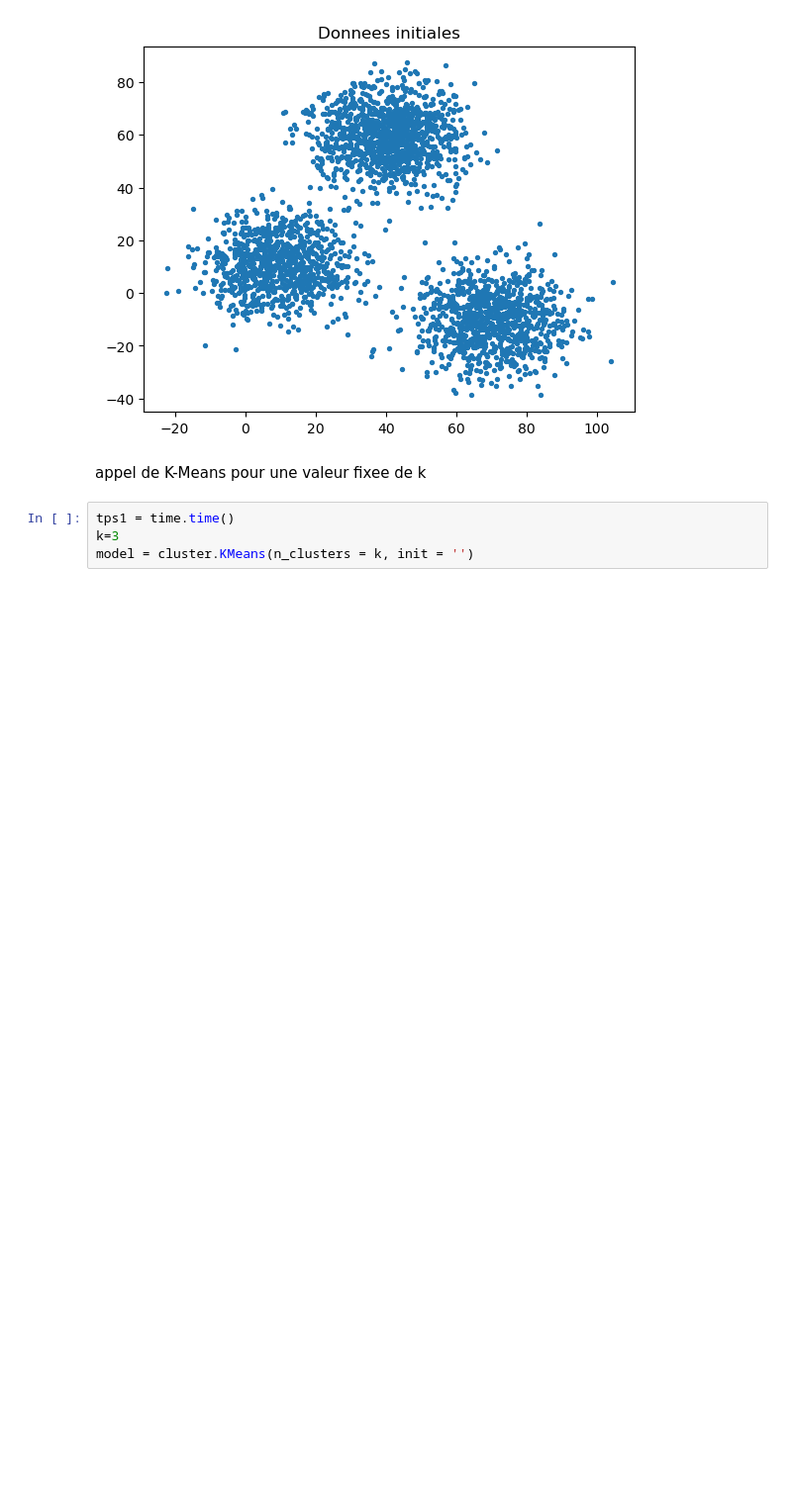
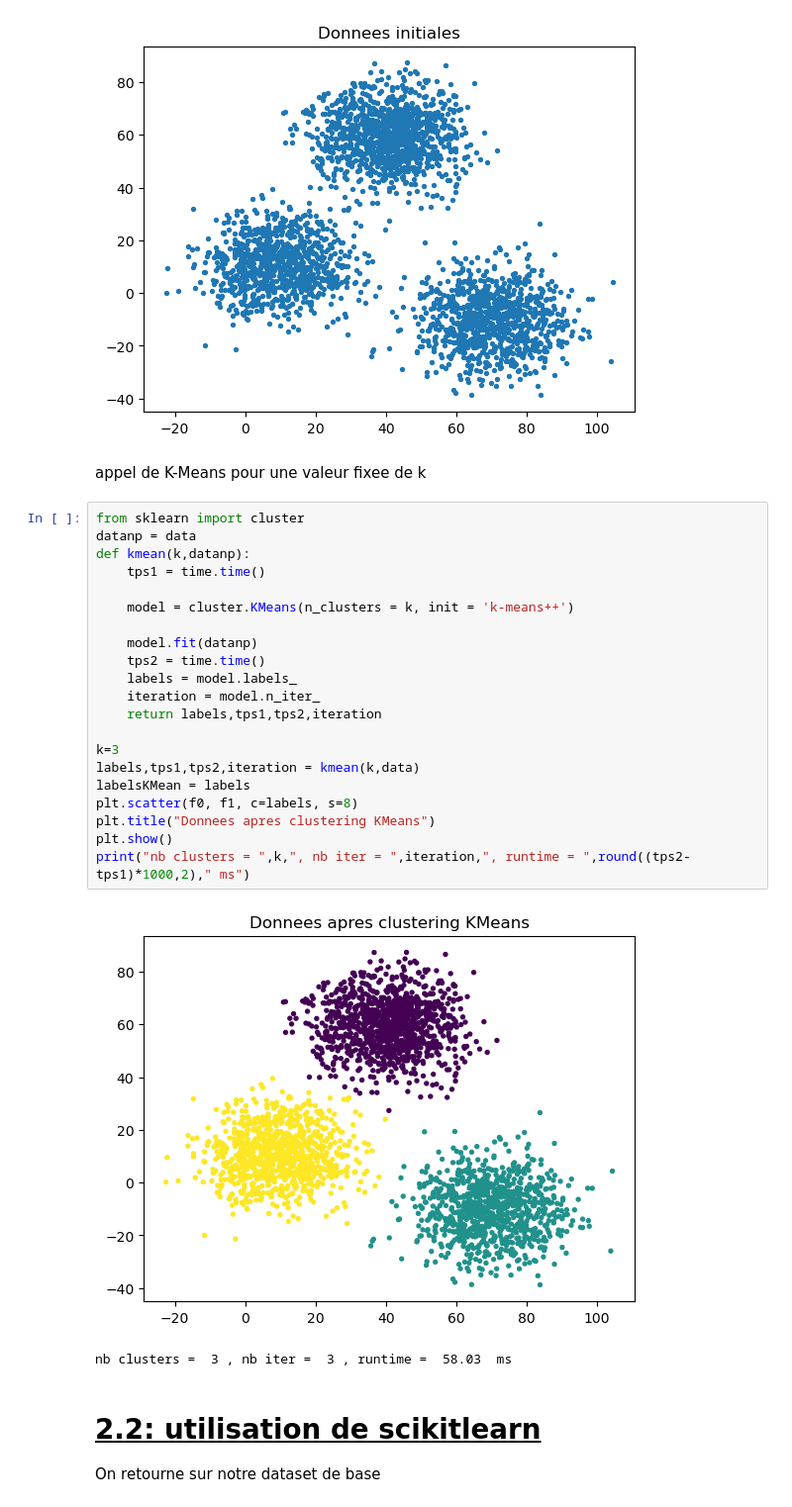
Before and after one commit to martemr/TP_clustering, a Jupyter notebook: TP_Machine.ipynb, the cells around one changed output. Shown at 99% size. Saved outputs shown, nothing was run; the diff lists cells and outputs as text; blank space fills up the shorter version.

```diff
--- a/TP_Machine.ipynb
+++ b/TP_Machine.ipynb
@@ -19,7 +19,31 @@ plt.show()
 [figure]
 # %% [markdown]
 appel de K-Means pour une valeur fixee de k
-# %%
-tps1 = time.time()
-k=3
-model = cluster.KMeans(n_clusters = k, init = '')
+# %%
+from sklearn import cluster
+datanp = data
+def kmean(k,datanp):
+    tps1 = time.time()
+
+    model = cluster.KMeans(n_clusters = k, init = 'k-means++')
+
+    model.fit(datanp)
+    tps2 = time.time()
+    labels = model.labels_
+    iteration = model.n_iter_
+    return labels,tps1,tps2,iteration
+
+k=3
+labels,tps1,tps2,iteration = kmean(k,data)
+labelsKMean = labels
+plt.scatter(f0, f1, c=labels, s=8)
+plt.title("Donnees apres clustering KMeans")
+plt.show()
+print("nb clusters = ",k,", nb iter = ",iteration,", runtime = ",round((tps2-tps1)*1000,2)," ms")
+# %% [output]
+[figure, added]
+nb clusters =  3 , nb iter =  3 , runtime =  58.03  ms
+# %% [markdown]
+# <u>2.2: utilisation de scikitlearn</u>
+
+On retourne sur notre dataset de base
```
Also changed, not shown: parts of 20 cells of this notebook.
